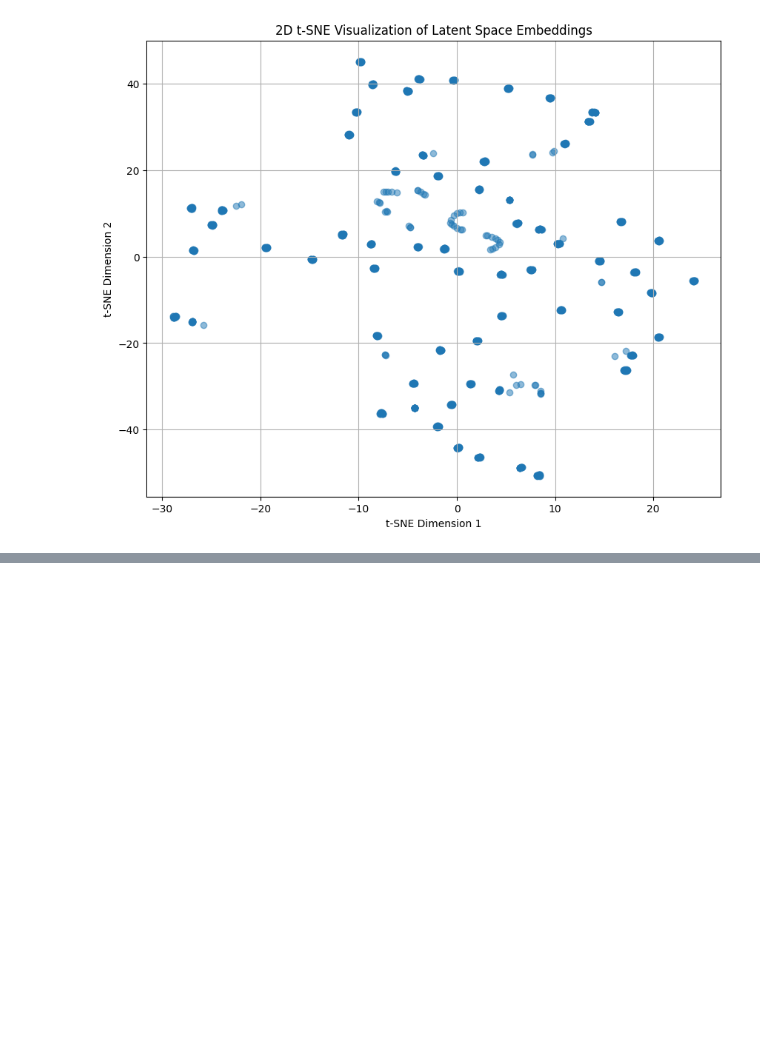
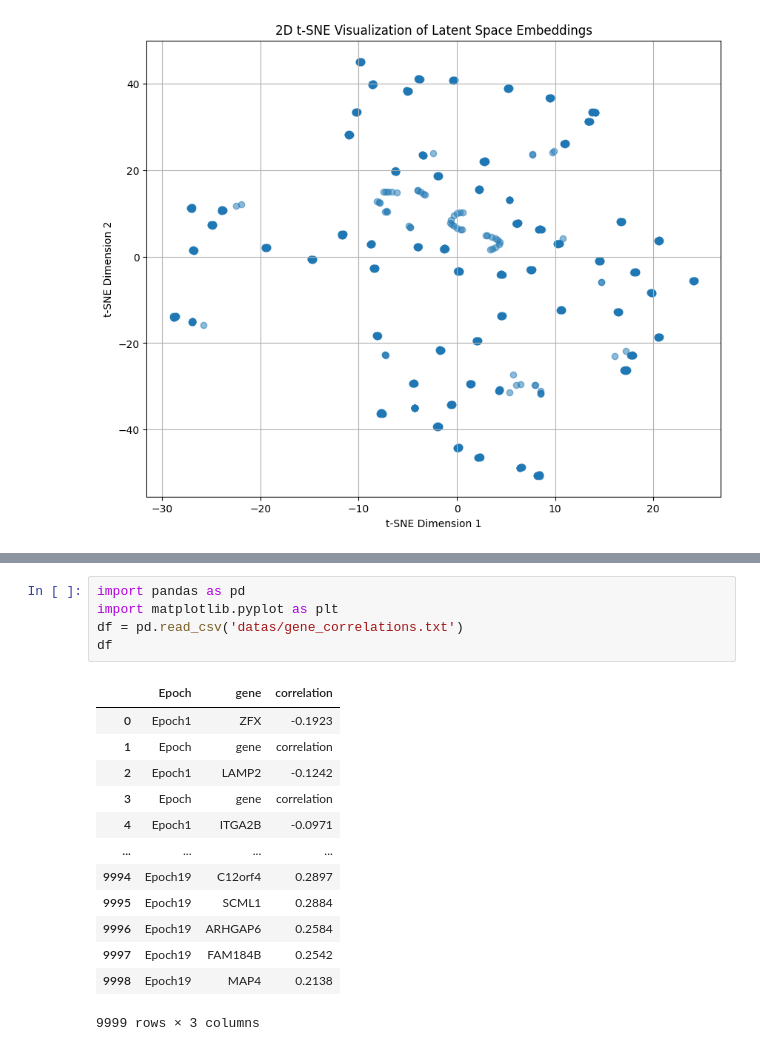
Before and after one commit to vinash85/GeneTranslator, a Jupyter notebook: box_20.ipynb, the cells around one changed output, grey strips where cells are left out. Cells and saved outputs as stored; diff of their text form; blank space fills up the shorter version.

```diff
--- a/box_20.ipynb
+++ b/box_20.ipynb
@@ -590,0 +892,19 @@ plt.show()
+# %%
+import pandas as pd
+import matplotlib.pyplot as plt
+df = pd.read_csv('datas/gene_correlations.txt')
+df
+# %% [output]
+|  | Epoch | gene | correlation |
+| 0 | Epoch1 | ZFX | -0.1923 |
+| 1 | Epoch | gene | correlation |
+| 2 | Epoch1 | LAMP2 | -0.1242 |
+| 3 | Epoch | gene | correlation |
+| 4 | Epoch1 | ITGA2B | -0.0971 |
+| ... | ... | ... | ... |
+| 9994 | Epoch19 | C12orf4 | 0.2897 |
+| 9995 | Epoch19 | SCML1 | 0.2884 |
+| 9996 | Epoch19 | ARHGAP6 | 0.2584 |
+| 9997 | Epoch19 | FAM184B | 0.2542 |
+| 9998 | Epoch19 | MAP4 | 0.2138 |
+9999 rows × 3 columns
```
Also changed, not shown: parts of 11 cells of this notebook, 7 other files.
